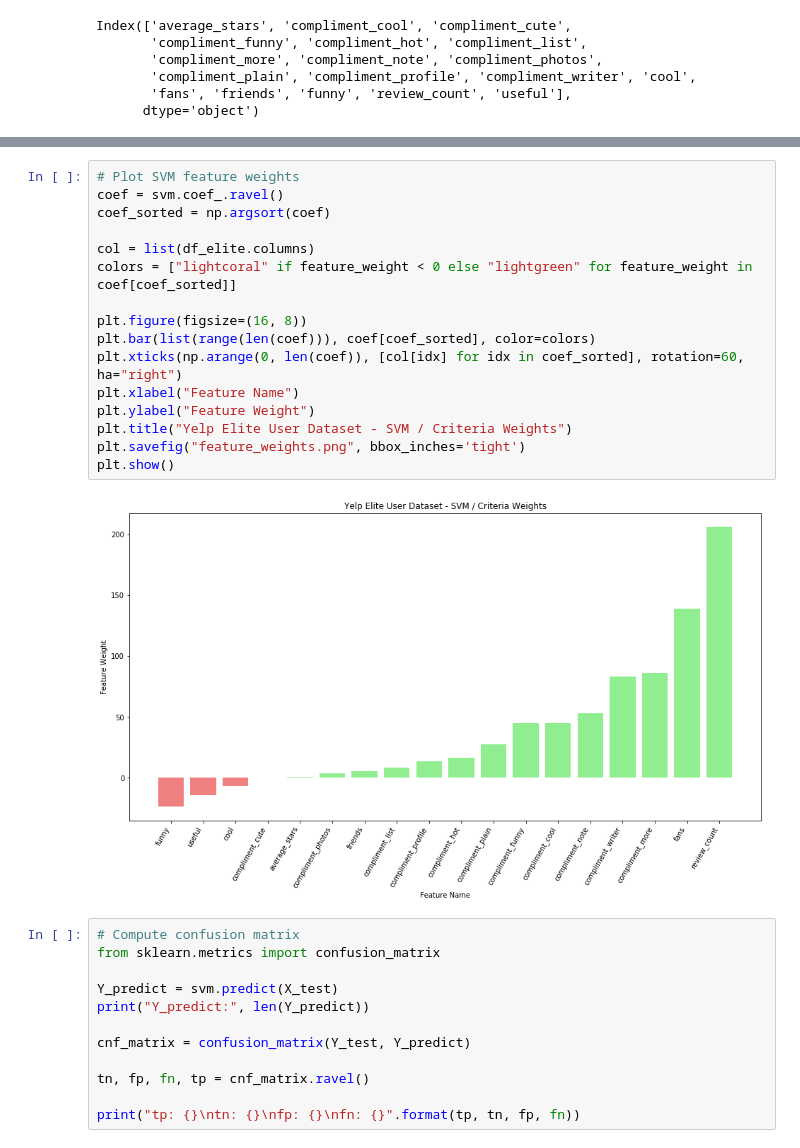
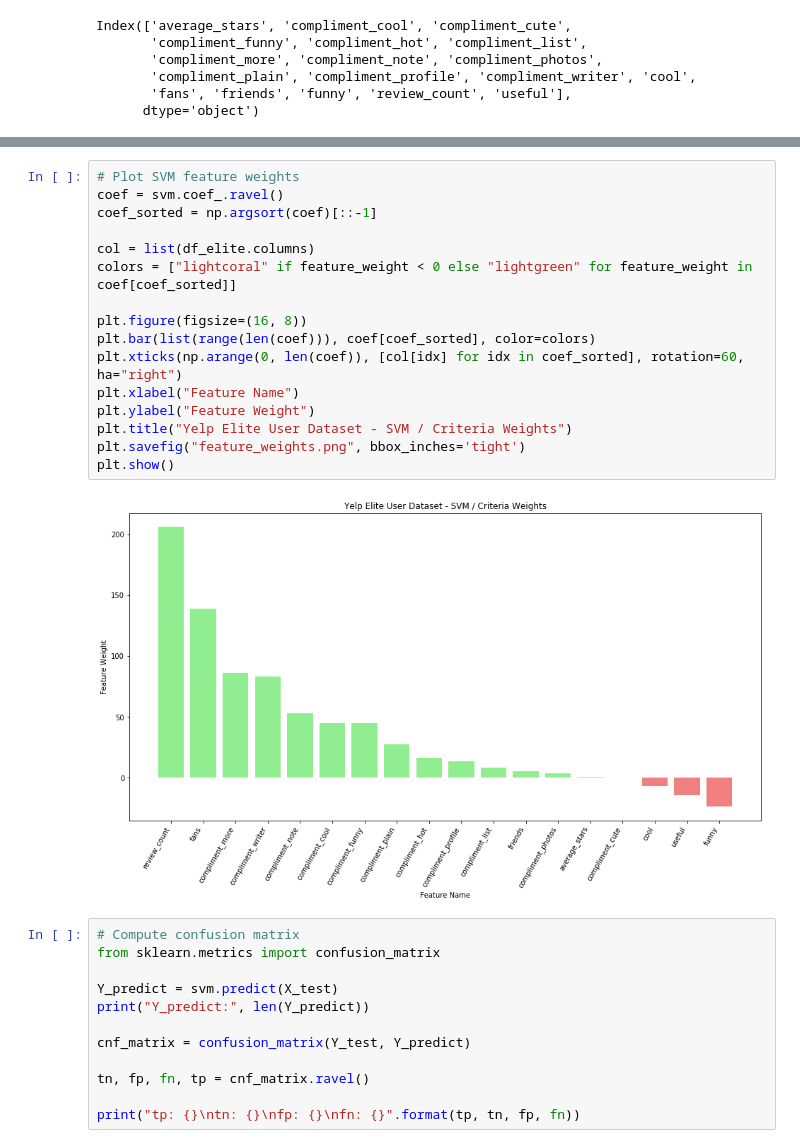
Before and after one commit to juszhan/Yelp-Eliteness, a Jupyter notebook: yelp_eliteness-support_vector.ipynb, the cells around one changed output, grey strips where cells are left out. Cells and saved outputs as stored; diff of their text form.

Commit message:
Reversed SVM feature weight graph

```diff
--- a/yelp_eliteness-support_vector.ipynb
+++ b/yelp_eliteness-support_vector.ipynb
@@ -261,21 +261,21 @@ useful               : -14.1049
 # %%
 # Plot SVM feature weights
 coef = svm.coef_.ravel()
-coef_sorted = np.argsort(coef)
+coef_sorted = np.argsort(coef)[::-1]
 
 col = list(df_elite.columns)
 colors = ["lightcoral" if feature_weight < 0 else "lightgreen" for feature_weight in coef[coef_sorted]]
 
 plt.figure(figsize=(16, 8))
 plt.bar(list(range(len(coef))), coef[coef_sorted], color=colors)
 plt.xticks(np.arange(0, len(coef)), [col[idx] for idx in coef_sorted], rotation=60, ha="right")
 plt.xlabel("Feature Name")
 plt.ylabel("Feature Weight")
 plt.title("Yelp Elite User Dataset - SVM / Criteria Weights")
 plt.savefig("feature_weights.png", bbox_inches='tight')
 plt.show()
 # %% [output]
-[figure, old version]
+[figure, new version]
 # %%
 # Compute confusion matrix
 from sklearn.metrics import confusion_matrix
```
Also changed, not shown: 2 other files.
